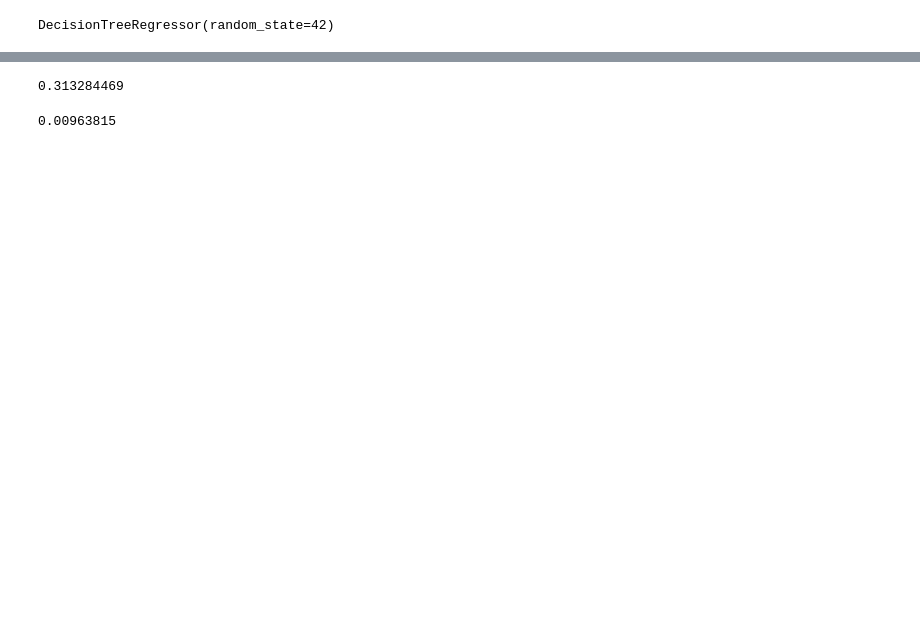
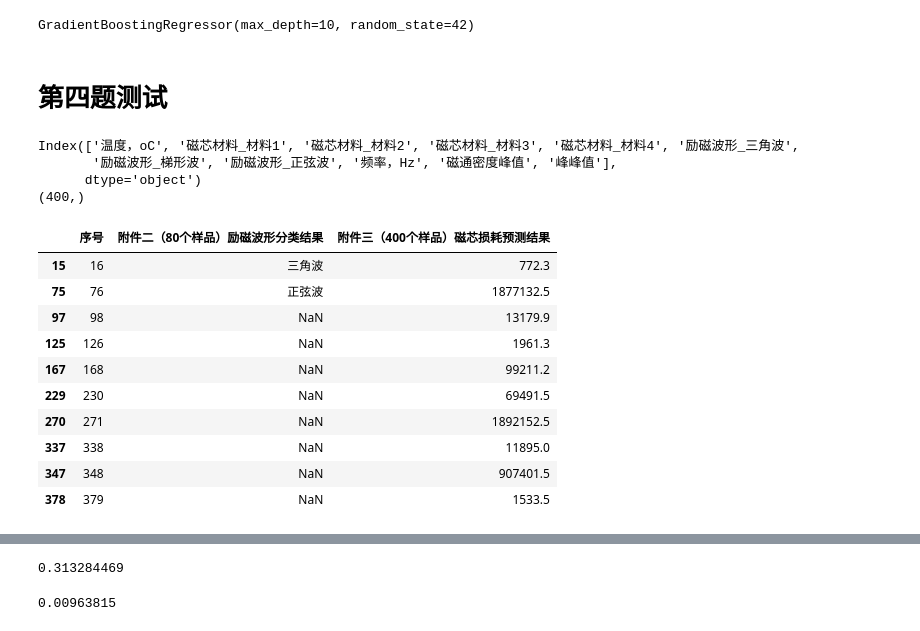
Before and after one commit to hhuzzz/-C-, a Jupyter notebook: Q5/Q5.ipynb, the cells around one changed output, grey strips where cells are left out. Drawn from its saved outputs; the diff is of its cells as text; code cells hidden in the pictures; blank space fills up the shorter version.

```diff
--- a/Q5/Q5.ipynb
+++ b/Q5/Q5.ipynb
@@ -35,9 +44,80 @@ Y = data['磁芯损耗，w/m3'].copy()
 # %%
 from sklearn.tree import DecisionTreeRegressor
-model=DecisionTreeRegressor(random_state=42)
-model.fit(X, Y)
+from sklearn.ensemble import RandomForestRegressor, GradientBoostingRegressor
+import xgboost as xgb
+
+# 定义模型
+# model_1 = DecisionTreeRegressor(random_state=42)
+model_1 = xgb.XGBRegressor(
+    n_estimators=100, max_depth=10, learning_rate=0.1, random_state=42
+)
+model_2 = RandomForestRegressor(random_state=42)
+model_3 = GradientBoostingRegressor(max_depth=10, random_state=42)
+model_1.fit(X, Y)
+model_2.fit(X, Y)
+model_3.fit(X, Y)
 # %% [output]
-DecisionTreeRegressor(random_state=42)
+GradientBoostingRegressor(max_depth=10, random_state=42)
+# %% [markdown]
+# 第四题测试
+# %%
+data2=pd.read_excel('../data/附件三（测试集）.xlsx')
+data2
+
+subset = data2.iloc[:, 5:]
+
+# 计算每行的最大值并形成新的一列
+data2['磁通密度峰值'] = subset.max(axis=1)
+
+# 计算峰峰值
+data2['峰峰值'] = subset.max(axis=1) - subset.min(axis=1)
+
+X_predict = pd.concat(
+    [
+        pd.get_dummies(data2[["磁芯材料", "温度，oC", "励磁波形"]]).reset_index(drop=True),
+        data2[["频率，Hz", "磁通密度峰值", "峰峰值"]].reset_index(drop=True),
+    ],
+    axis=1,
+)
+
+print(X_predict.columns)
+
+# 模型预测
+Y_pred_1 = np.maximum(model_1.predict(X_predict), 0)
+Y_pred_2 = np.maximum(model_2.predict(X_predict), 0)
+Y_pred_3 = np.maximum(model_3.predict(X_predict), 0)
+
+# 集成：加权平均(采用直接网格搜索的权重)
+Y_pred_ensemble = (Y_pred_1 * 0.8 + Y_pred_2 * 0.1 + Y_pred_3 * 0.1)
+# Y_pred_ensemble = Y_pred_1
+# 将结果保留一位小数
+Y_pred_ensemble = np.round(Y_pred_ensemble, decimals=1)
+print(Y_pred_ensemble.shape)
+
+data_to=pd.read_excel('../data/附件四（Excel表）_Q1.xlsx')
+
+# data_to['附件三（400个样品）磁芯损耗预测结果']=model.predict(X_predict)
+data_to['附件三（400个样品）磁芯损耗预测结果']=Y_pred_ensemble
+
+idx = [15,75,97,125,167,229,270,337,347,378]
+
+data_to.iloc[idx]
+# %% [output]
+Index(['温度，oC', '磁芯材料_材料1', '磁芯材料_材料2', '磁芯材料_材料3', '磁芯材料_材料4', '励磁波形_三角波',
+       '励磁波形_梯形波', '励磁波形_正弦波', '频率，Hz', '磁通密度峰值', '峰峰值'],
+      dtype='object')
+(400,)
+|  | 序号 | 附件二（80个样品）励磁波形分类结果 | 附件三（400个样品）磁芯损耗预测结果 |
+| 15 | 16 | 三角波 | 772.3 |
+| 75 | 76 | 正弦波 | 1877132.5 |
+| 97 | 98 | NaN | 13179.9 |
+| 125 | 126 | NaN | 1961.3 |
+| 167 | 168 | NaN | 99211.2 |
+| 229 | 230 | NaN | 69491.5 |
+| 270 | 271 | NaN | 1892152.5 |
+| 337 | 338 | NaN | 11895.0 |
+| 347 | 348 | NaN | 907401.5 |
+| 378 | 379 | NaN | 1533.5 |
 # %%
 X.columns
 # %% [output]
```
Also changed, not shown: parts of 19 cells of this notebook, 1 other file.
